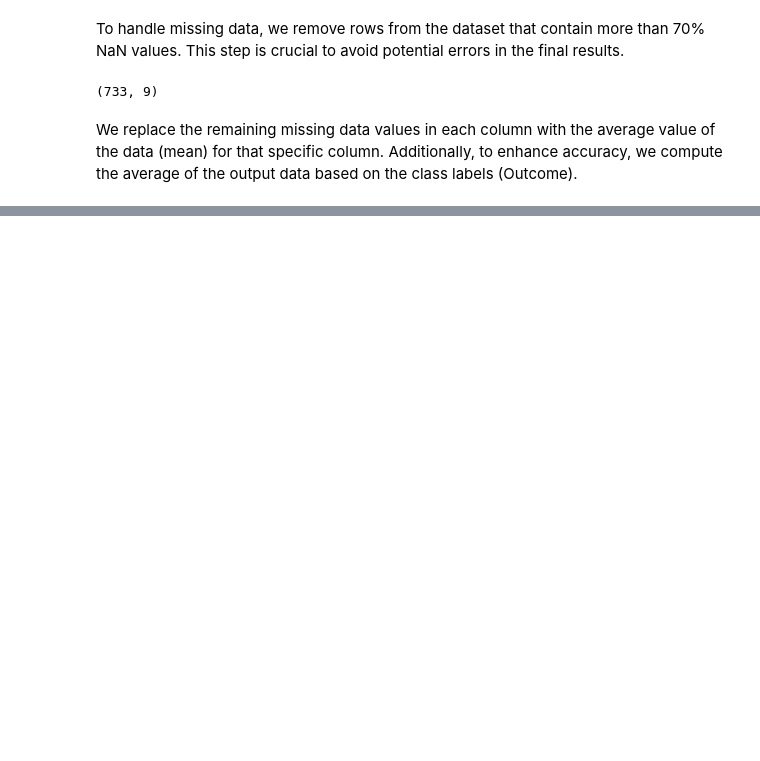
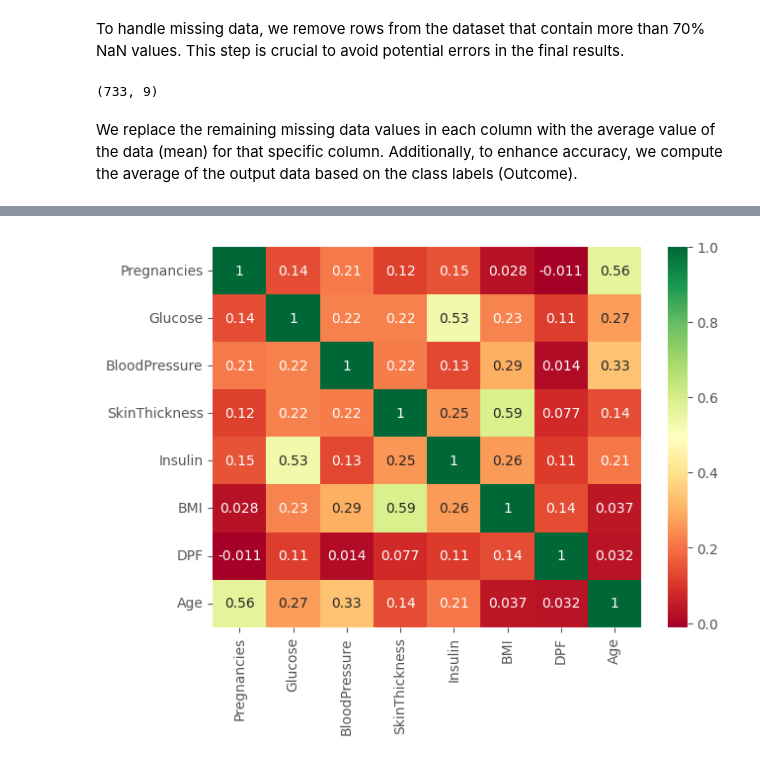
Before and after one commit to amir-9473/Hyperparameter-Tuning-of-Machine-Learning, a Jupyter notebook: notebooks/data_preprocessing.ipynb, the cells around one changed output, grey strips where cells are left out. Saved outputs shown, nothing was run; the diff lists cells and outputs as text; code cells hidden in the pictures; blank space fills up the shorter version.

```diff
--- a/notebooks/data_preprocessing.ipynb
+++ b/notebooks/data_preprocessing.ipynb
@@ -167,0 +313,7 @@ for i in data_copy.columns[data_copy.isnull().any(axis=0)]:
+# %%
+sns.heatmap(data_copy[data_copy.columns[:8]].corr(),annot=True,cmap='RdYlGn')
+fig=plt.gcf()
+fig.set_size_inches(7,5)
+plt.show()
+# %% [output]
+[figure, added]
```
Also changed, not shown: parts of 18 cells of this notebook, 1 other file.
